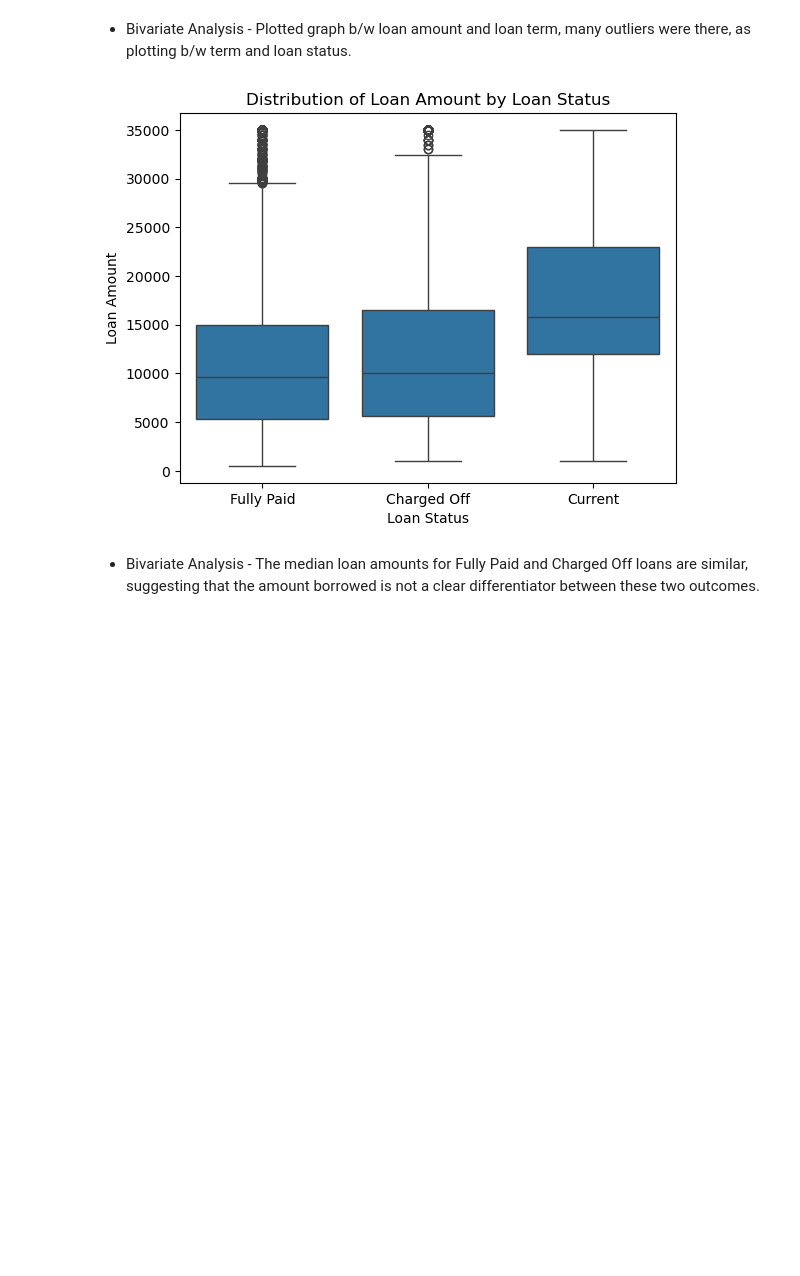
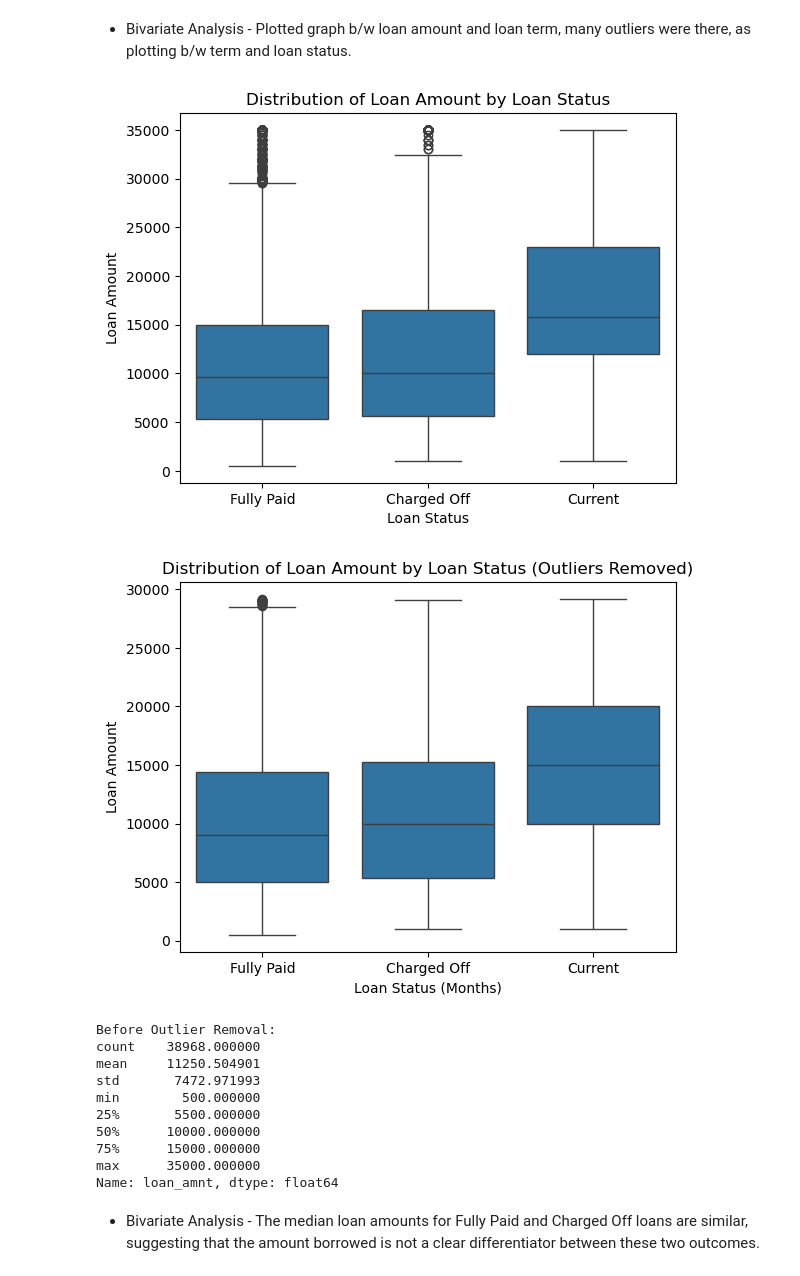
Before and after one commit to SripriyaValluru/LendingClubCaseStudy, a Jupyter notebook: LendingClubCaseStudy_By_Group_Priya.ipynb, the cells around one changed output. Saved outputs shown, nothing was run; the diff lists cells and outputs as text; code cells hidden in the pictures; blank space fills up the shorter version.

```diff
--- a/LendingClubCaseStudy_By_Group_Priya.ipynb
+++ b/LendingClubCaseStudy_By_Group_Priya.ipynb
@@ -498,13 +539,34 @@ plt.show()
 - Bivariate Analysis - Plotted graph b/w loan amount and loan term, many outliers were there, as plotting b/w term and loan status.
 # %%
 # Bivariate Analysis
+# Box plot b/w loan_status and loan_amnt
 sns.boxplot(x = "loan_status", y = "loan_amnt", data=loan_data)
 plt.xlabel("Loan Status")
 plt.ylabel("Loan Amount")
 plt.title("Distribution of Loan Amount by Loan Status")
 plt.show()
+
+# Graph after removing outliers
+sns.boxplot(x="loan_status", y="loan_amnt", data=trimmed_loan_data)
+plt.xlabel("Loan Status (Months)")
+plt.ylabel("Loan Amount")
+plt.title("Distribution of Loan Amount by Loan Status (Outliers Removed)")
+plt.show()
+print("Before Outlier Removal:")
+print(loan_data['loan_amnt'].describe())
 # %% [output]
 [figure]
+[figure, added]
+Before Outlier Removal:
+count    38968.000000
+mean     11250.504901
+std       7472.971993
+min        500.000000
+25%       5500.000000
+50%      10000.000000
+75%      15000.000000
+max      35000.000000
+Name: loan_amnt, dtype: float64
 # %% [markdown]
 - Bivariate Analysis - The median loan amounts for Fully Paid and Charged Off loans are similar, suggesting that the amount borrowed is not a clear differentiator between these two outcomes.
 # %%
```
Also changed, not shown: parts of 2 cells of this notebook.
